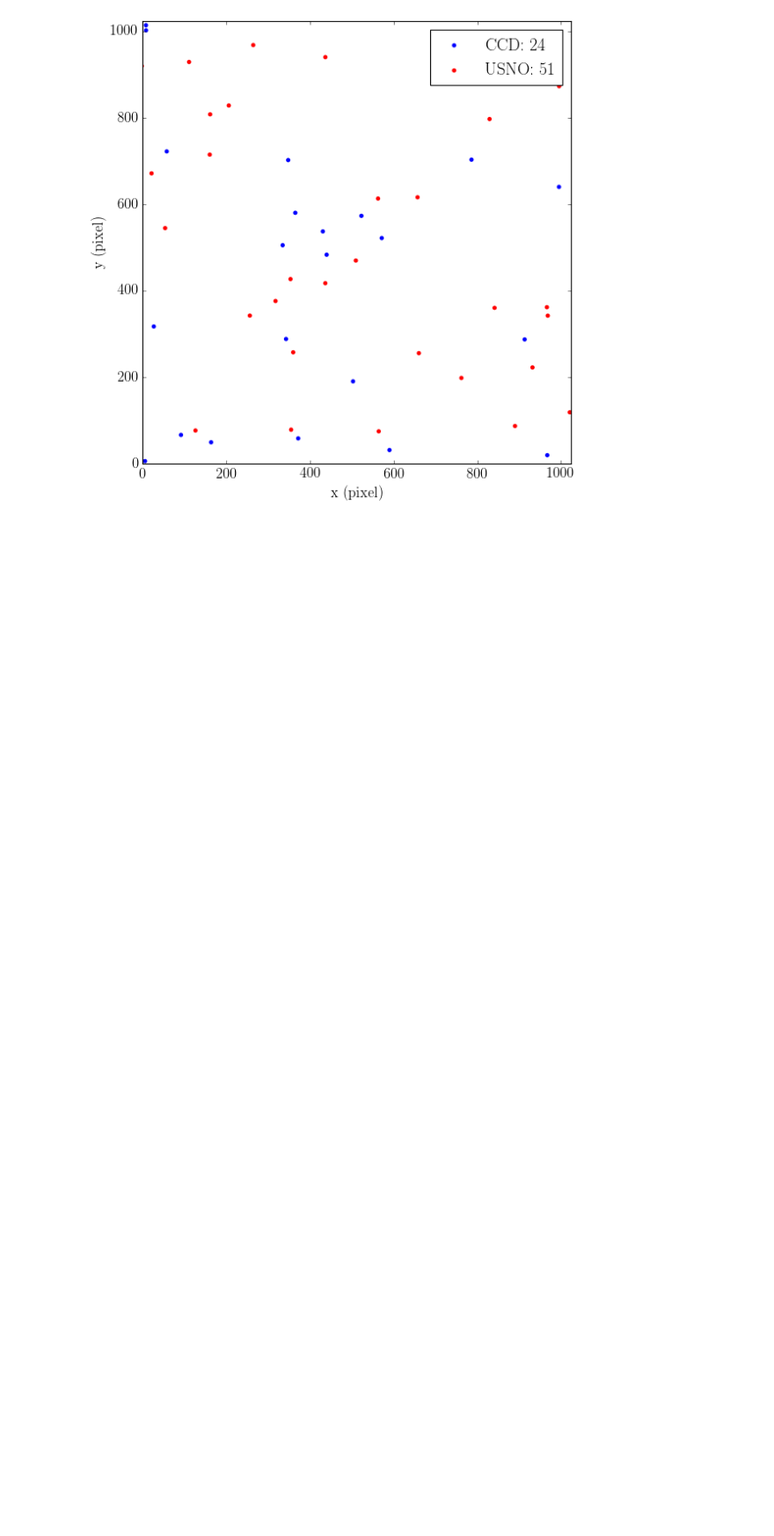
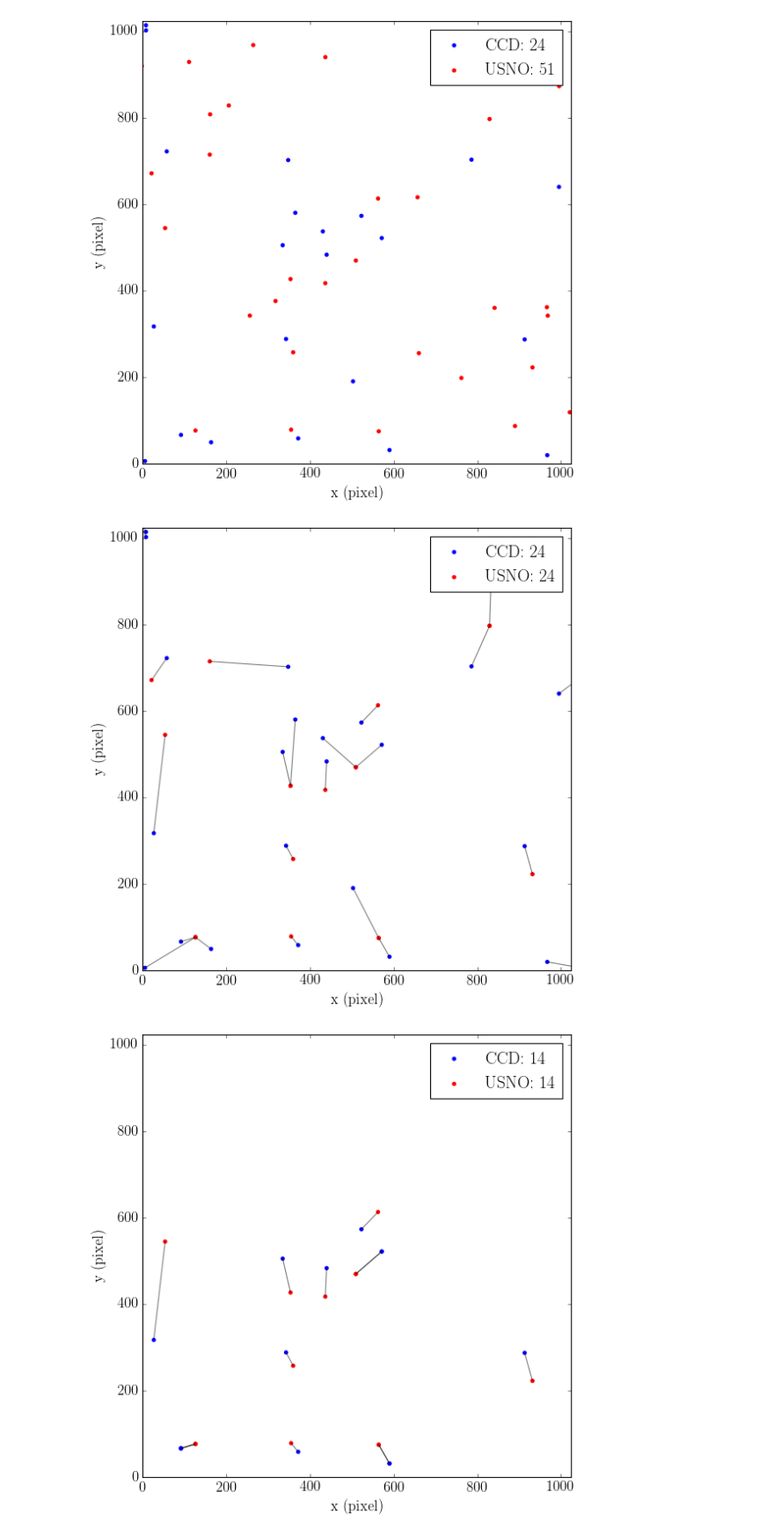
Before and after one commit to jbirky/AsteroidAstrometry, a Jupyter notebook: positions.ipynb, the cells around one changed output. Shown at 88% size. Drawn from its saved outputs; the diff is of its cells as text; code cells hidden in the pictures; blank space fills up the shorter version.

Commit message:
matching code

```diff
--- a/positions.ipynb
+++ b/positions.ipynb
@@ -73,0 +168,9 @@ plt.show()
+# %%
+xmatch, ymatch = matchCoord(x, y, xideal, yideal)
+plotMatch(x, y, xmatch, ymatch)
+
+xm1, ym1, xm2, ym2 = removeMatches(x, y, xmatch, ymatch)
+plotMatch(xm1, ym1, xm2, ym2)
+# %% [output]
+[figure, added]
+[figure, added]
```
Also changed, not shown: parts of 5 cells of this notebook.
